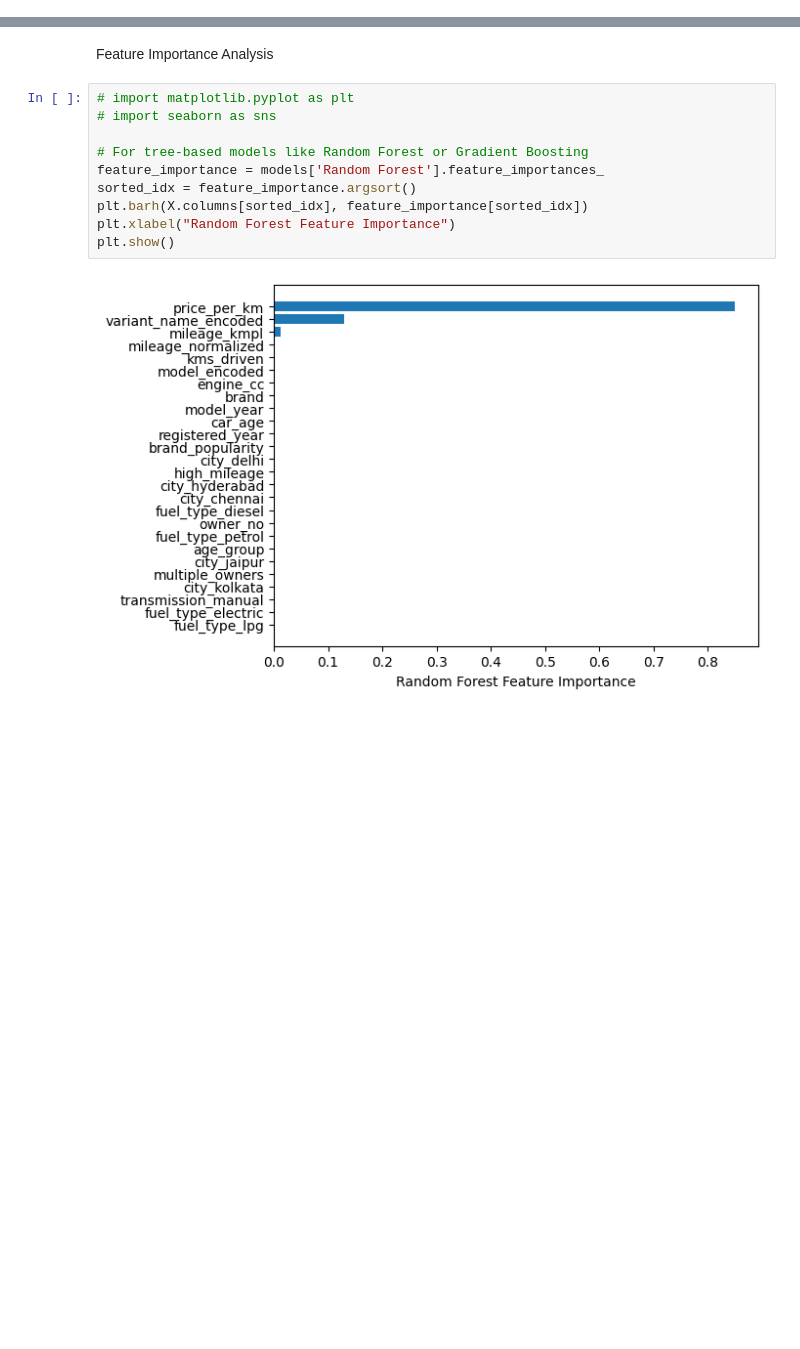
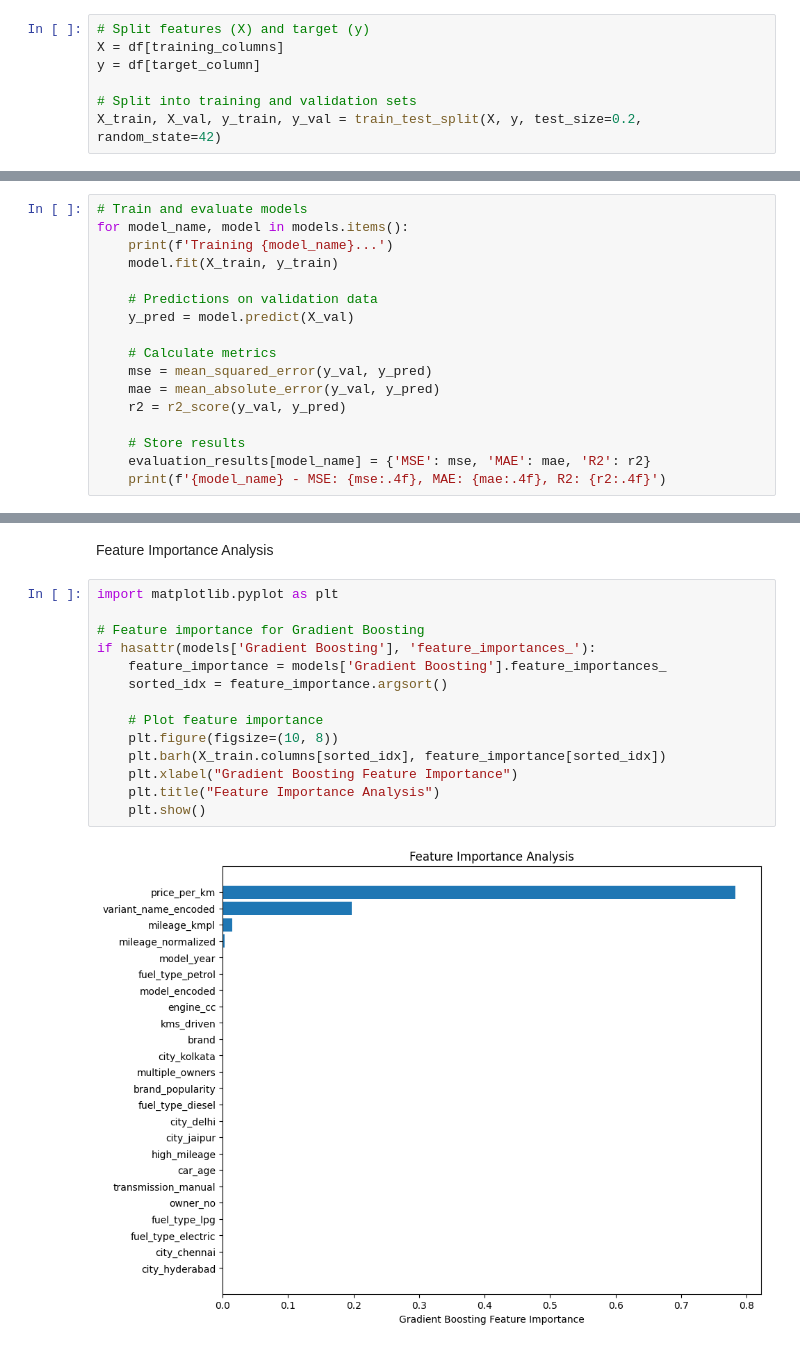
Before and after one commit to Yogesh-Prabu/Car-Dekho_Used-Car-Price-Prediction, a Jupyter notebook: 05_training.ipynb, the cells around one changed output, grey strips where cells are left out. Saved outputs shown, nothing was run; the diff lists cells and outputs as text; blank space fills up the shorter version.

```diff
--- a/05_training.ipynb
+++ b/05_training.ipynb
@@ -60,0 +36,7 @@ Gradient Boosting - MSE: 0.00, MAE: 0.00, R-squared: 0.99
+# %%
+# Split features (X) and target (y)
+X = df[training_columns]
+y = df[target_column]
+
+# Split into training and validation sets
+X_train, X_val, y_train, y_val = train_test_split(X, y, test_size=0.2, random_state=42)
@@ -60,0 +55,17 @@ Gradient Boosting - MSE: 0.00, MAE: 0.00, R-squared: 0.99
+# %%
+# Train and evaluate models
+for model_name, model in models.items():
+    print(f'Training {model_name}...')
+    model.fit(X_train, y_train)
+
+    # Predictions on validation data
+    y_pred = model.predict(X_val)
+
+    # Calculate metrics
+    mse = mean_squared_error(y_val, y_pred)
+    mae = mean_absolute_error(y_val, y_pred)
+    r2 = r2_score(y_val, y_pred)
+
+    # Store results
+    evaluation_results[model_name] = {'MSE': mse, 'MAE': mae, 'R2': r2}
+    print(f'{model_name} - MSE: {mse:.4f}, MAE: {mae:.4f}, R2: {r2:.4f}')
@@ -61,14 +108,18 @@ Gradient Boosting - MSE: 0.00, MAE: 0.00, R-squared: 0.99
 # %% [markdown]
 Feature Importance Analysis
 # %%
-# import matplotlib.pyplot as plt
-# import seaborn as sns
+import matplotlib.pyplot as plt
 
-# For tree-based models like Random Forest or Gradient Boosting
-feature_importance = models['Random Forest'].feature_importances_
-sorted_idx = feature_importance.argsort()
-plt.barh(X.columns[sorted_idx], feature_importance[sorted_idx])
-plt.xlabel("Random Forest Feature Importance")
-plt.show()
+# Feature importance for Gradient Boosting
+if hasattr(models['Gradient Boosting'], 'feature_importances_'):
+    feature_importance = models['Gradient Boosting'].feature_importances_
+    sorted_idx = feature_importance.argsort()
+
+    # Plot feature importance
+    plt.figure(figsize=(10, 8))
+    plt.barh(X_train.columns[sorted_idx], feature_importance[sorted_idx])
+    plt.xlabel("Gradient Boosting Feature Importance")
+    plt.title("Feature Importance Analysis")
+    plt.show()
 # %% [output]
-[figure, old version]
+[figure, new version]
```
Also changed, not shown: parts of 19 cells of this notebook, 16 other files.
